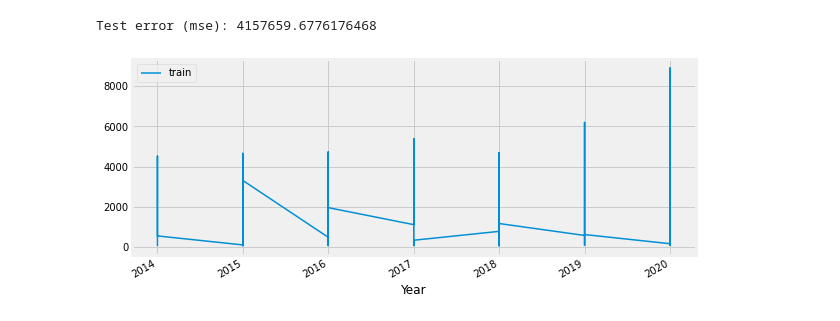
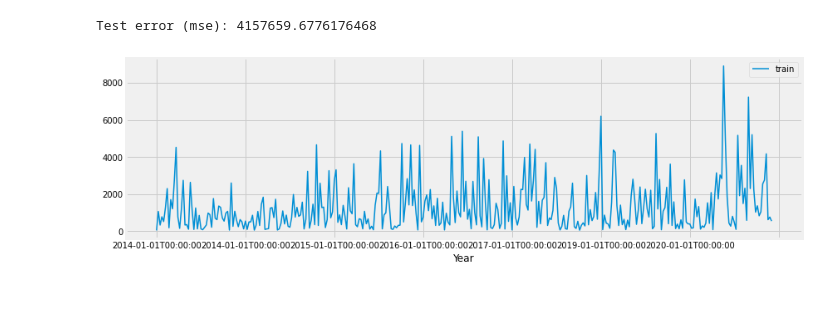
Before and after one commit to JohnWLandeen/Group_Project, a Jupyter notebook: Forecasting_merged_set.ipynb, the cells around one changed output. Drawn from its saved outputs; the diff is of its cells as text; code cells hidden in the pictures.

Commit message:
adding updated data for Forecasting

```diff
--- a/Forecasting_merged_set.ipynb
+++ b/Forecasting_merged_set.ipynb
@@ -28,21 +29,3 @@ from skforecast.utils import load_forecaster
 import warnings
 # %%
 data = pd.read_csv('C:\\Users\\John\\Documents\\Berkeley\\Classwork\\group project\\data\\Albert_cleaned_sets\\mega_merged.csv', index_col=0)
-# %%
-# Data preparation
-# ==============================================================================
-
-# Dropping first 7 rows being country summation.
-data = data.iloc[7:]
-
-# Label Encoding
-le = LabelEncoder()
-data.State = le.fit_transform(data.State)
-
-# Specifying datetime column for index
-data['Year'] = pd.to_datetime(data['Year'], format='%Y')
-
-#data = data.set_index('Year')
-data = data.asfreq(pd.DateOffset(years=1))
-data = data.sort_index()
-data.head()
@@ -55,0 +58,21 @@ ValueError: unconverted data remains: -01-01T00:00:00
+# %%
+# Data preparation
+# ==============================================================================
+
+# Dropping first 7 rows being country summation.
+data = data.iloc[7:]
+data = data.reset_index()
+data.drop(columns = 'index', inplace = True)
+
+# Label Encoding
+le = LabelEncoder()
+data.State = le.fit_transform(data.State)
+
+# Specifying datetime column for index
+#data['Year'] = pd.to_datetime(data['Year'], format='%Y')
+data['Year'] = data['Year'].astype(str)
+data['Year'] = data['Year'].apply(lambda x: datetime.strptime(x, "%Y").isoformat())
+data = data.set_index('Year')
+#data = data.asfreq('Y')
+data = data.sort_index()
+data.head()
@@ -229,8 +271,8 @@ print(f"Test error (mse): {error_mse}")
 # %% [output]
 Test error (mse): 4157659.6776176468
 # %%
-fig, ax=plt.subplots(figsize=(9, 4))
+fig, ax=plt.subplots(figsize=(13, 4))
 data['Number of Opioid Deaths'].plot(ax=ax, label='train')
 ax.legend();
 # %% [output]
-[figure, old version]
+[figure, new version]
```
Also changed, not shown: parts of 16 cells of this notebook.
